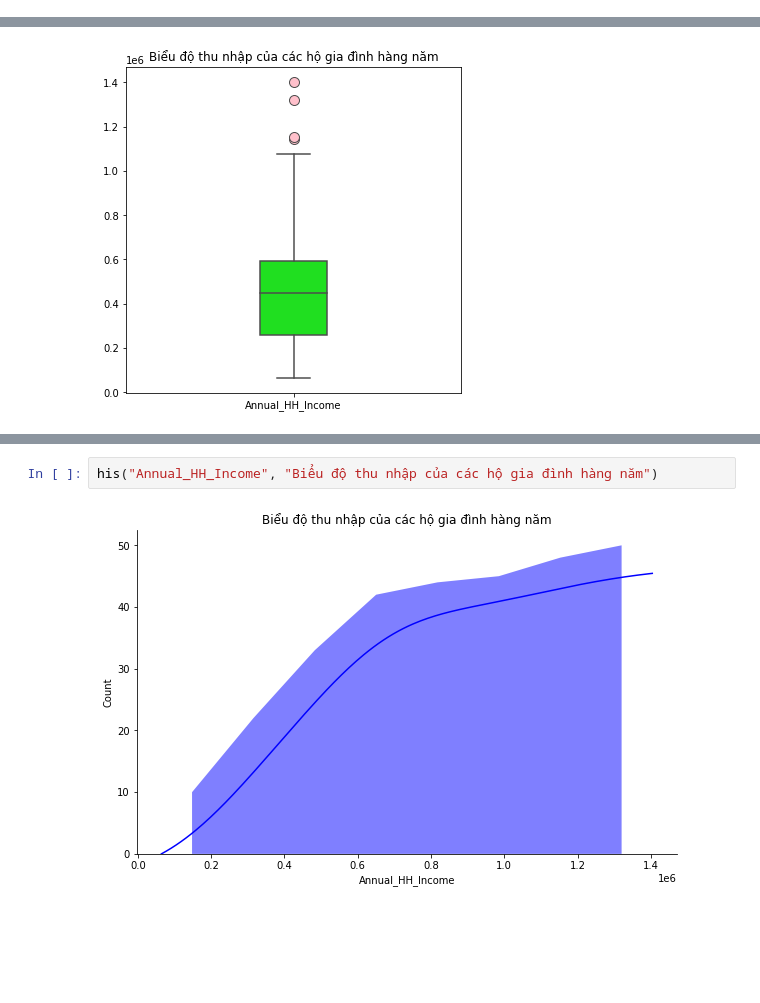
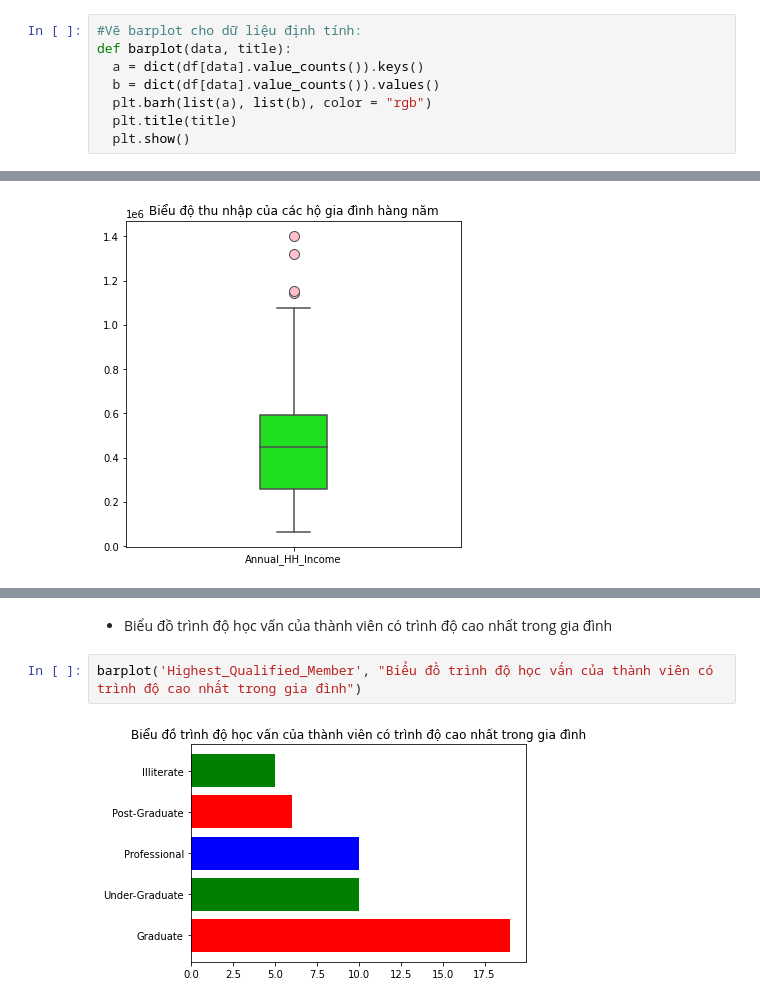
Before and after one commit to lmquann/DoAnPTDLPython2022, a Jupyter notebook: DOAN_ThongKeMoTa.ipynb, the cells around one changed output, grey strips where cells are left out. Drawn from its saved outputs; the diff is of its cells as text; blank space fills up the shorter version.

```diff
--- a/DOAN_ThongKeMoTa.ipynb
+++ b/DOAN_ThongKeMoTa.ipynb
@@ -113,0 +114,8 @@ def quantile(data):
+# %%
+#Vẽ barplot cho dữ liệu định tính:
+def barplot(data, title):
+  a = dict(df[data].value_counts()).keys()
+  b = dict(df[data].value_counts()).values()
+  plt.barh(list(a), list(b), color = "rgb")
+  plt.title(title)
+  plt.show()
@@ -192,4 +205,6 @@ his("Mthly_HH_Expense", "Biểu đồ chi tiêu của các hộ gia đình hàng
-# %%
-his("Annual_HH_Income", "Biểu độ thu nhập của các hộ gia đình hàng năm")
-# %% [output]
-[figure, removed]
+# %% [markdown]
++ Biểu đồ trình độ học vấn của thành viên có trình độ cao nhất trong gia đình
+# %%
+barplot('Highest_Qualified_Member', "Biểu đồ trình độ học vấn của thành viên có trình độ cao nhất trong gia đình")
+# %% [output]
+[figure, added]
```
Also changed, not shown: parts of 38 cells of this notebook.
